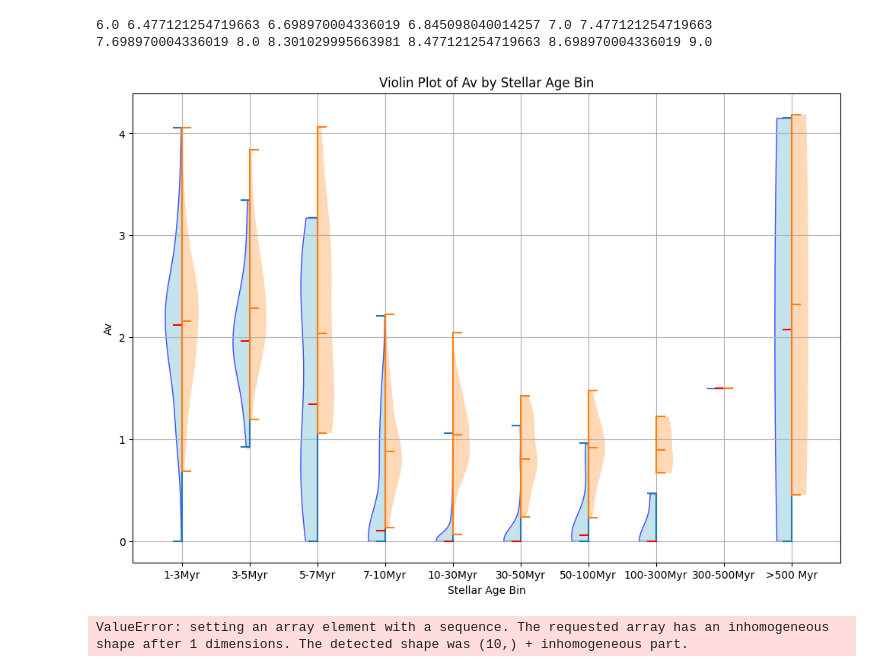
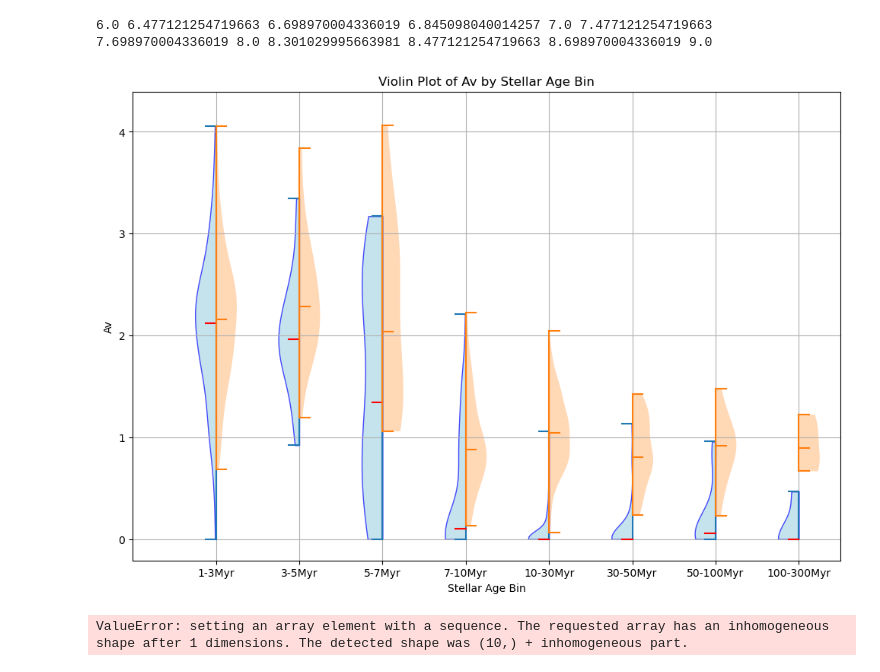
Before and after one commit to kilarson/msa, a Jupyter notebook: msa_cigale.ipynb, the cells around one changed output. Drawn from its saved outputs; the diff is of its cells as text; code cells hidden in the pictures.

Commit message:
updating figures

```diff
--- a/msa_cigale.ipynb
+++ b/msa_cigale.ipynb
@@ -52,7 +52,7 @@ tracer_band = 'nuv'
 # %%
 
 # Using Google Colab mode?
-google_colab = True
+google_colab = False
 
 
 if google_colab:
@@ -1335,34 +1333,36 @@ plt.violinplot(av_tot_data_by_age_bin, showmedians=True, side='high') #label='To
 
 # Customize the appearance of the violin plot (optional)
 for body in violin_parts['bodies']:
     body.set_facecolor('lightblue')
     body.set_edgecolor('blue')
     body.set_alpha(0.7)
 
 # adding quartile boxes
 #quartile1, medians, quartile3 = np.percentile(av_tot_data_by_age_bin, [25, 50, 75], axis=1)
 #whiskers = np.array([
 #    adjacent_values(sorted_array, q1, q3)
 #    for sorted_array, q1, q3 in zip(data, quartile1, quartile3)])
 #whiskers_min, whiskers_max = whiskers[:, 0], whiskers[:, 1]
 
 #inds = np.arange(1, len(medians) + 1)
 #plt.scatter(inds, medians, marker='o', color='white', s=30, zorder=3)
 #plt.vlines(inds, quartile1, quartile3, color='k', linestyle='-', lw=5)
 #plt.vlines(inds, whiskers_min, whiskers_max, color='k', linestyle='-', lw=1)
 
 # Customize the median line (optional)
 violin_parts['cmedians'].set_edgecolor('red')
 
 # Set labels and title
 plt.xticks(np.arange(1, len(age_labels) + 1), age_labels)
+plt.xlim(0,8.5)
+
 plt.ylabel('Av')
 plt.xlabel('Stellar Age Bin')
 plt.title('Violin Plot of Av by Stellar Age Bin')
 plt.grid(True)
 plt.show()
 # %% [output]
-[figure, old version]
+[figure, new version]
 # %%
 quartile1, medians, quartile3 = np.percentile(av_tot_data_by_age_bin, [25, 50, 75], axis=0)
 #av_tot_data_by_age_bin[1]
```
Also changed, not shown: parts of 14 cells of this notebook.
